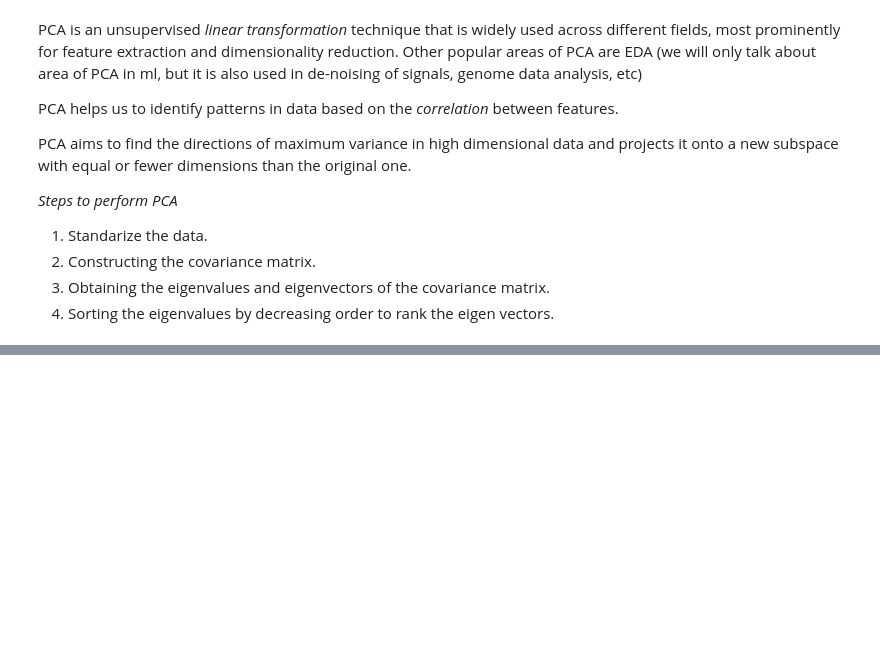
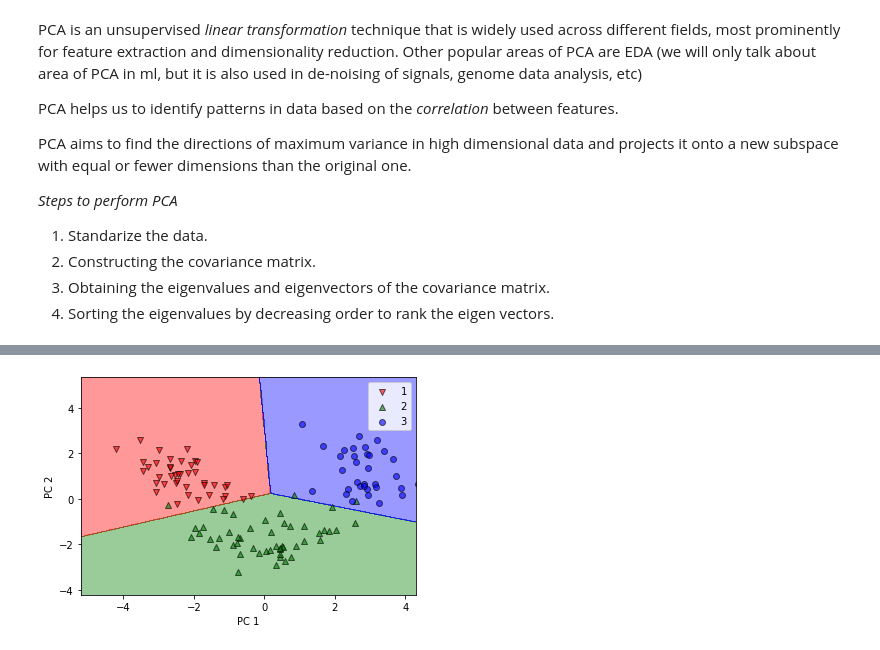
Before and after one commit to rishav-ish/MachineLearning, a Jupyter notebook: Chapter 5.ipynb, the cells around one changed output, grey strips where cells are left out. Cells and saved outputs as stored; diff of their text form; code cells hidden in the pictures; blank space fills up the shorter version.

```diff
--- a/Chapter 5.ipynb
+++ b/Chapter 5.ipynb
@@ -34,0 +218,5 @@ from sklearn.model_selection import train_test_split
+# %%
+X_train_pca = pca.transform(X_train_std)
+X_test_pca = pca.transform(X_test_std)
+# %%
+model = LogisticRegression()
@@ -34,0 +231,8 @@ from sklearn.model_selection import train_test_split
+# %%
+plot_decision_regions(X_train_pca, y_train, model)
+plt.xlabel('PC 1')
+plt.ylabel('PC 2')
+plt.legend(loc = 'best')
+plt.show()
+# %% [output]
+[figure, added]
```
Also changed, not shown: parts of 37 cells of this notebook.
